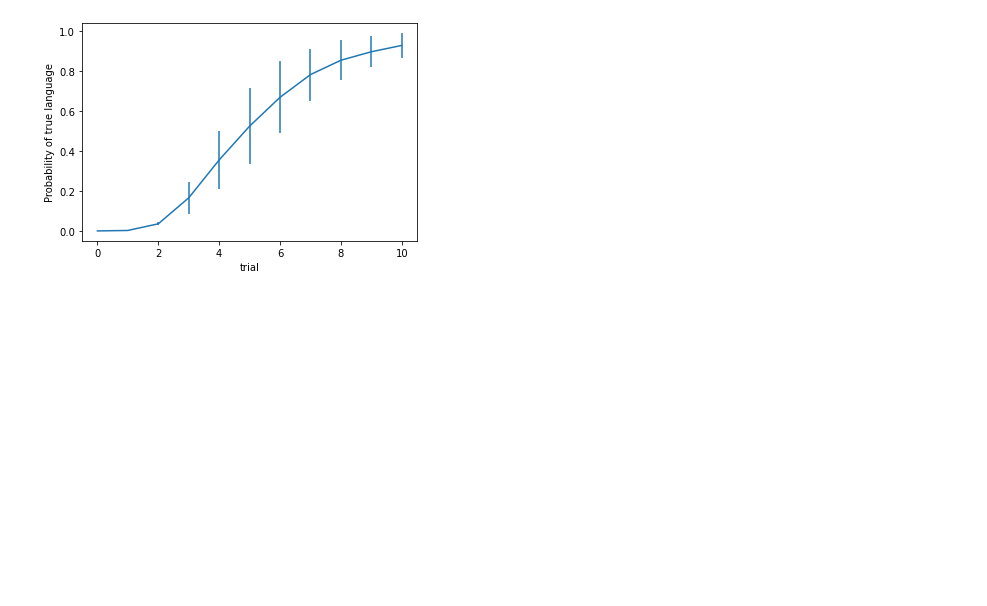
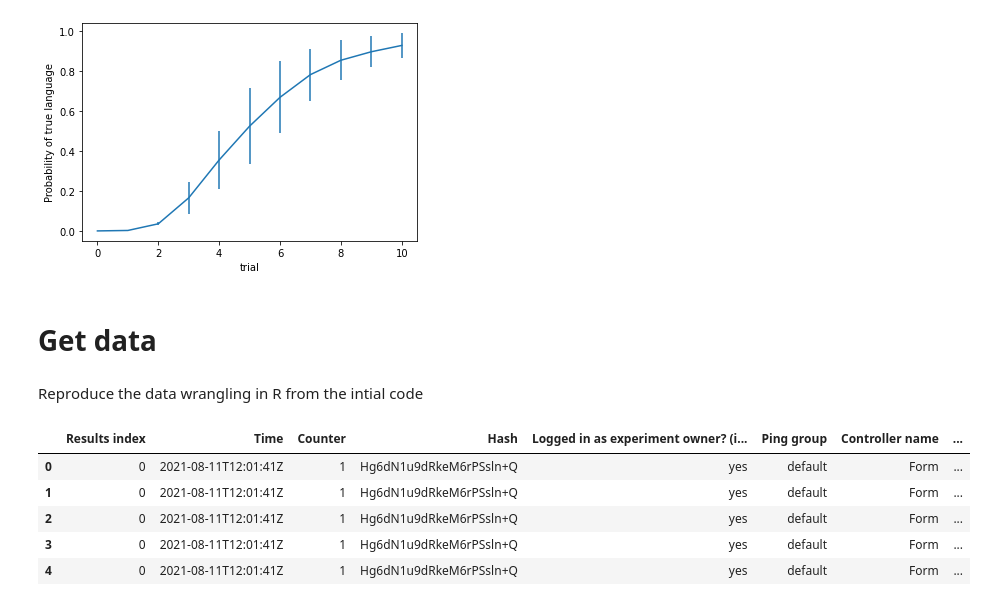
Before and after one commit to thelogicalgrammar/joint_learning, a Jupyter notebook: model/basicmodel.ipynb, the cells around one changed output. Cells and saved outputs as stored; diff of their text form; code cells hidden in the pictures; blank space fills up the shorter version.

```diff
--- a/model/basicmodel.ipynb
+++ b/model/basicmodel.ipynb
@@ -427,3 +436,5 @@ ax.set_ylabel('Probability of true language')
 plt.show()
 # %% [output]
 [figure]
+# %% [markdown]
+# Get data
@@ -429,0 +443,27 @@ plt.show()
+# %% [markdown]
+Reproduce the data wrangling in R from the intial code
+# %%
+raw_data = pd.read_csv('../michael_data/data/results_2021-08-23T12_58_44_175Z_langlearning-v2.csv')
+
+display(raw_data.head())
+
+# remove xiaochen and bob results
+raw_data = raw_data.iloc[38:]
+
+data = raw_data.iloc[:,[0, 2, 6, 9, 11, 12]]
+
+data = data.rename(columns={
+    k:v
+    for k,v in
+    zip(data.columns,
+        ["subject", "counter", "controller", "type", "condition", "response"])
+})
+
+data['response'] = data['response'].str.replace('%2C', ' ')
+# %% [output]
+|  | Results index | Time | Counter | Hash | Logged in as experiment owner? (i... | Ping group | Controller name | ... |
+| 0 | 0 | 2021-08-11T12:01:41Z | 1 | Hg6dN1u9dRkeM6rPSsln+Q | yes | default | Form | ... |
+| 1 | 0 | 2021-08-11T12:01:41Z | 1 | Hg6dN1u9dRkeM6rPSsln+Q | yes | default | Form | ... |
+| 2 | 0 | 2021-08-11T12:01:41Z | 1 | Hg6dN1u9dRkeM6rPSsln+Q | yes | default | Form | ... |
+| 3 | 0 | 2021-08-11T12:01:41Z | 1 | Hg6dN1u9dRkeM6rPSsln+Q | yes | default | Form | ... |
+| 4 | 0 | 2021-08-11T12:01:41Z | 1 | Hg6dN1u9dRkeM6rPSsln+Q | yes | default | Form | ... |
```
Also changed, not shown: parts of 48 cells of this notebook.
